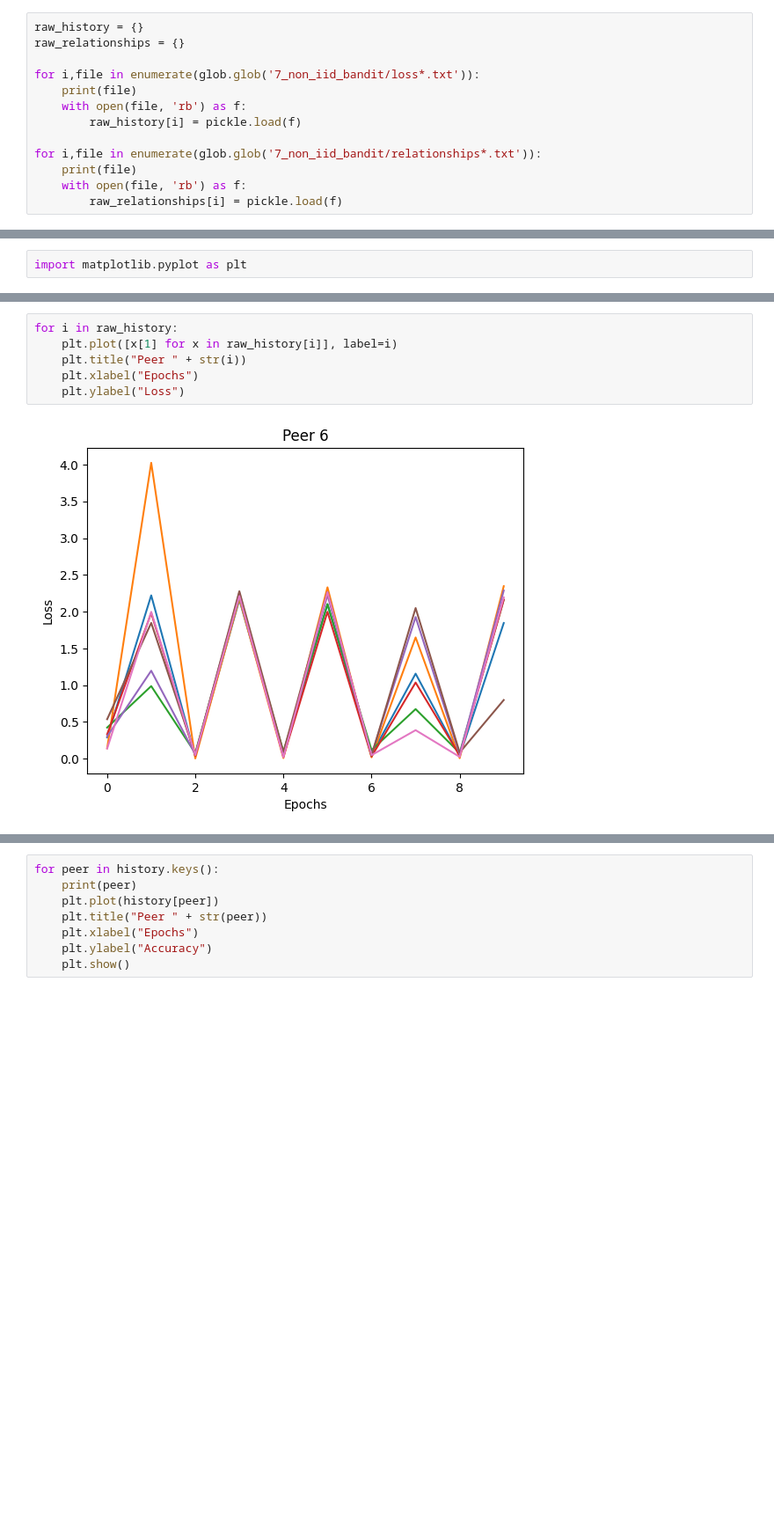
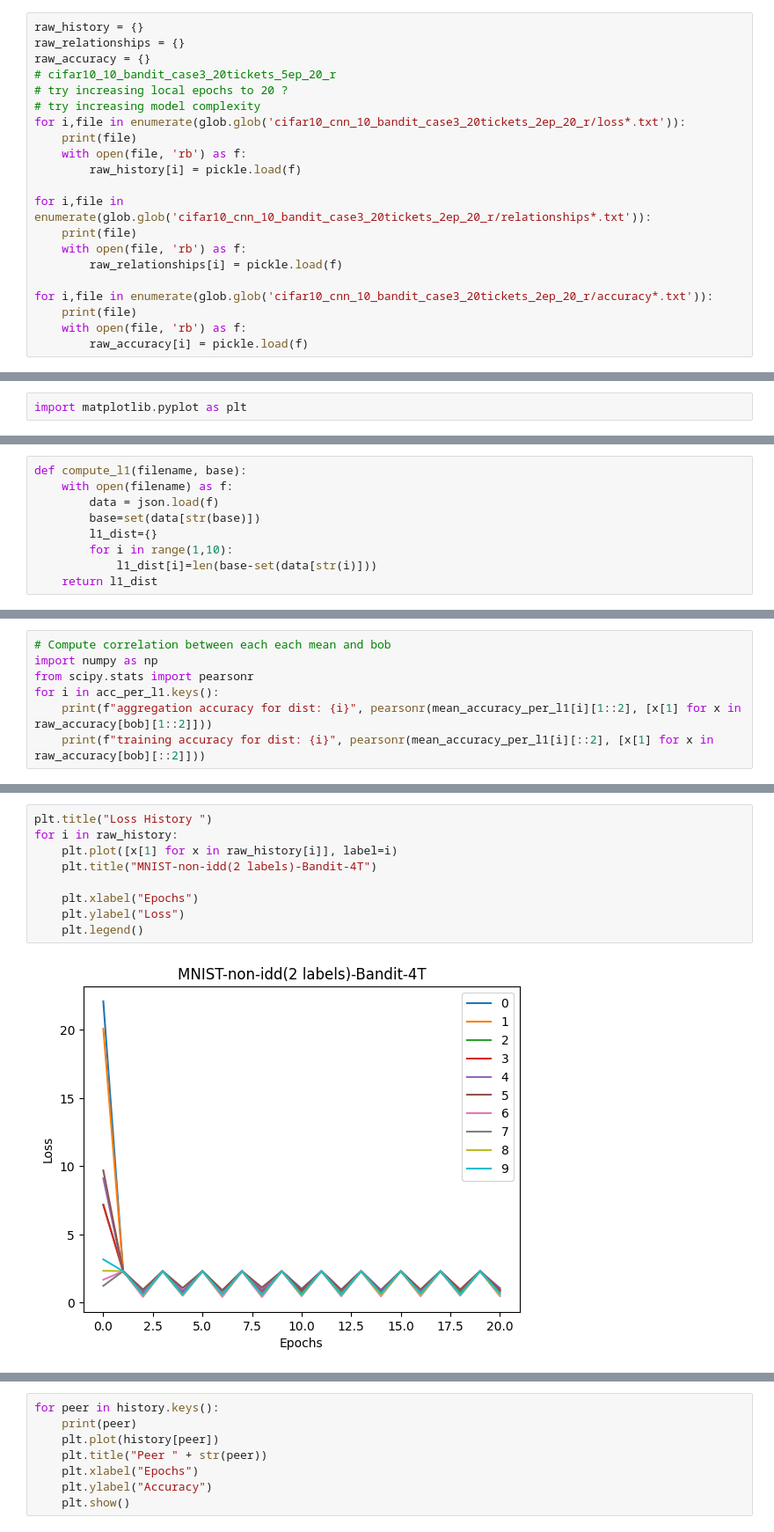
Before and after one commit to LucasTrg/bandit-benchmark, a Jupyter notebook: analyze_results.ipynb, the cells around one changed output, grey strips where cells are left out. Shown at 88% size. Saved outputs shown, nothing was run; the diff lists cells and outputs as text; blank space fills up the shorter version.

Commit message:
Checkpoint before turning off alternating training

```diff
--- a/analyze_results.ipynb
+++ b/analyze_results.ipynb
@@ -4,14 +5,22 @@ import pickle
 # %%
 raw_history = {}
 raw_relationships = {}
-
-for i,file in enumerate(glob.glob('7_non_iid_bandit/loss*.txt')):
+raw_accuracy = {}
+# cifar10_10_bandit_case3_20tickets_5ep_20_r
+# try increasing local epochs to 20 ?
+# try increasing model complexity
+for i,file in enumerate(glob.glob('cifar10_cnn_10_bandit_case3_20tickets_2ep_20_r/loss*.txt')):
     print(file)
     with open(file, 'rb') as f:
         raw_history[i] = pickle.load(f)
 
-for i,file in enumerate(glob.glob('7_non_iid_bandit/relationships*.txt')):
+for i,file in enumerate(glob.glob('cifar10_cnn_10_bandit_case3_20tickets_2ep_20_r/relationships*.txt')):
     print(file)
     with open(file, 'rb') as f:
         raw_relationships[i] = pickle.load(f)
+
+for i,file in enumerate(glob.glob('cifar10_cnn_10_bandit_case3_20tickets_2ep_20_r/accuracy*.txt')):
+    print(file)
+    with open(file, 'rb') as f:
+        raw_accuracy[i] = pickle.load(f)
 # %% [output]
@@ -33,0 +48,9 @@ import matplotlib.pyplot as plt
+# %%
+def compute_l1(filename, base):
+    with open(filename) as f:
+        data = json.load(f)
+        base=set(data[str(base)])
+        l1_dist={}
+        for i in range(1,10):
+            l1_dist[i]=len(base-set(data[str(i)]))
+    return l1_dist
@@ -33,0 +119,7 @@ import matplotlib.pyplot as plt
+# %%
+# Compute correlation between each each mean and bob
+import numpy as np
+from scipy.stats import pearsonr
+for i in acc_per_l1.keys():
+    print(f"aggregation accuracy for dist: {i}", pearsonr(mean_accuracy_per_l1[i][1::2], [x[1] for x in raw_accuracy[bob][1::2]]))
+    print(f"training accuracy for dist: {i}", pearsonr(mean_accuracy_per_l1[i][::2], [x[1] for x in raw_accuracy[bob][::2]]))
@@ -68,8 +155,11 @@ for relation_ship in raw_relationships[0]:
 # %%
+plt.title("Loss History ")
 for i in raw_history:
     plt.plot([x[1] for x in raw_history[i]], label=i)
-    plt.title("Peer " + str(i))
+    plt.title("MNIST-non-idd(2 labels)-Bandit-4T")
+
     plt.xlabel("Epochs")
     plt.ylabel("Loss")
+    plt.legend()
 # %% [output]
-[figure, old version]
+[figure, new version]
```
Also changed, not shown: parts of 14 cells of this notebook, 9 other files.
